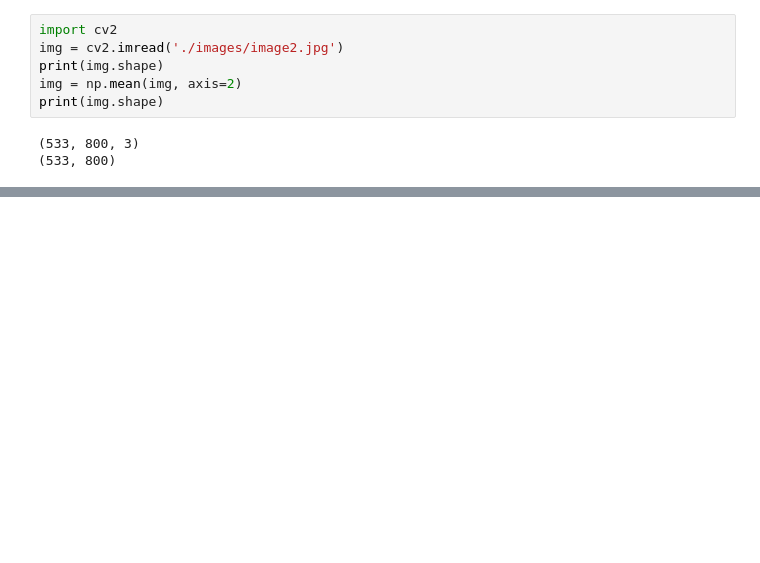
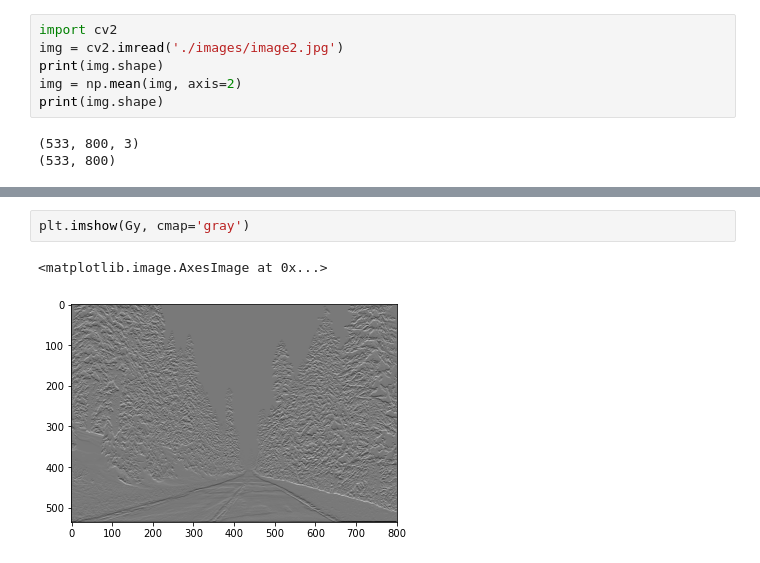
Before and after one commit to ligia26/cv_lab2, a Jupyter notebook: code/Image_enhancement/Untitled.ipynb, the cells around one changed output, grey strips where cells are left out. Cells and saved outputs as stored; diff of their text form; blank space fills up the shorter version.

```diff
--- a/code/Image_enhancement/Untitled.ipynb
+++ b/code/Image_enhancement/Untitled.ipynb
@@ -42,0 +31,5 @@ compute_gradient(img)
+# %%
+plt.imshow(Gy, cmap='gray')
+# %% [output]
+<matplotlib.image.AxesImage at 0x...>
+[figure, added]
```
Also changed, not shown: parts of 4 cells of this notebook.
